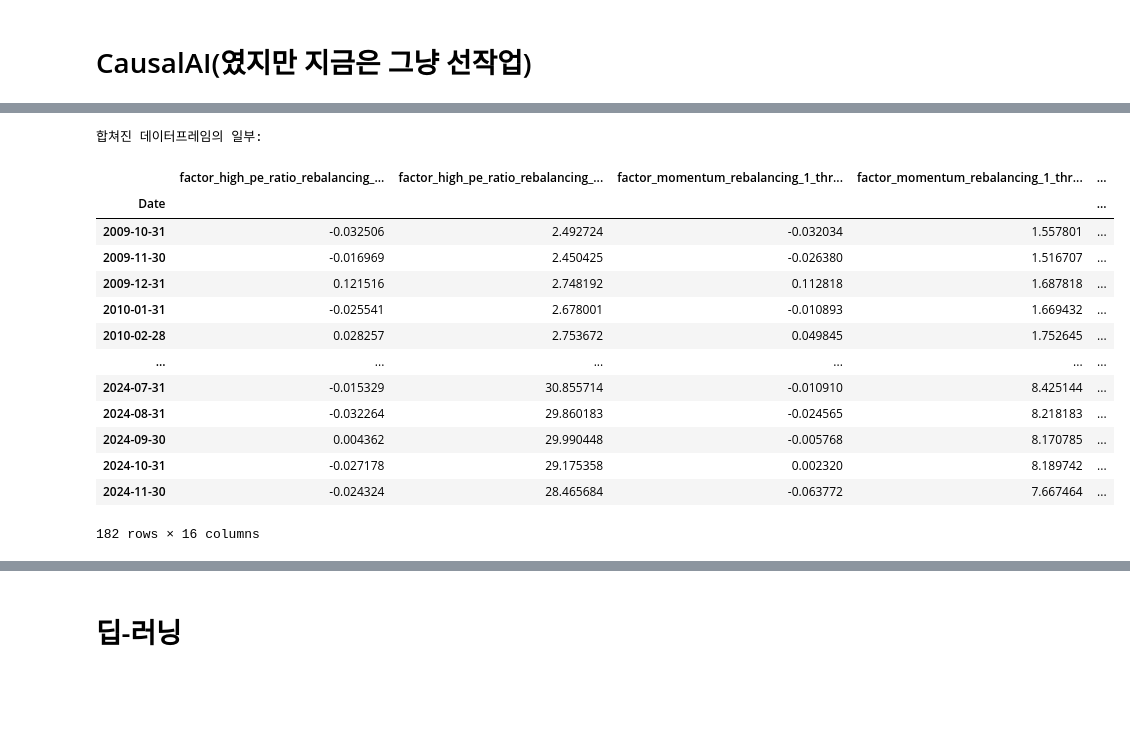
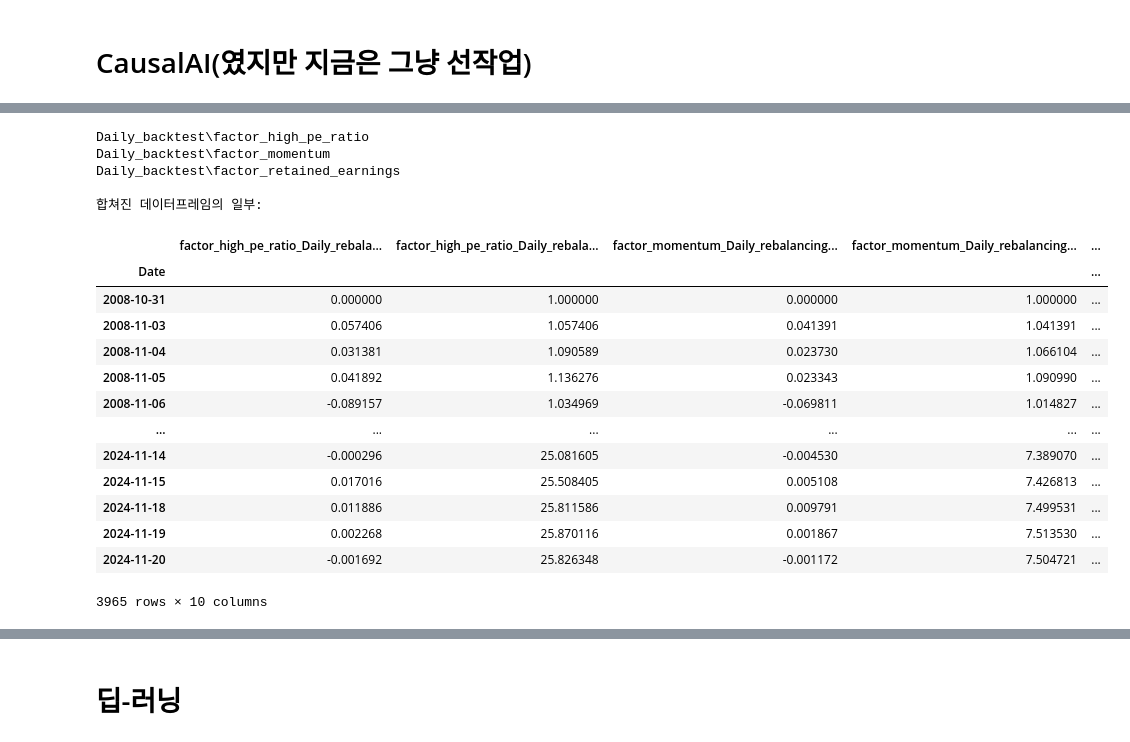
Before and after one commit to Crane-lupert/metafactor_DL, a Jupyter notebook: CasualAI.ipynb, the cells around one changed output, grey strips where cells are left out. Cells and saved outputs as stored; diff of their text form; code cells hidden in the pictures; blank space fills up the shorter version.

```diff
--- a/CasualAI.ipynb
+++ b/CasualAI.ipynb
@@ -1503,7 +1498,7 @@ for csv_file in best_results:
     df_period = df.loc[training_start_date:training_end_date]
 
     # 포트폴리오 가치와 월별 수익률이 존재하는지 확인
-    if 'Portfolio Value' in df_period.columns and 'Monthly Return' in df_period.columns:
+    if 'Portfolio Value' in df_period.columns and 'Daily Return' in df_period.columns:
         # 포트폴리오 가치 시계열 데이터 준비
         portfolio_values = df_period['Portfolio Value']
 
@@ -1522,8 +1517,10 @@ for csv_file in best_results:
         )
         traces.append(trace)
 
+        rf_returns = get_risk_free_rate()
+
         # Sharpe Ratio 계산
-        sharpe_ratio = calculate_sharpe_ratio(df_period['Monthly Return'], rf_returns, training_start_date, training_end_date)
+        sharpe_ratio = calculate_sharpe_ratio(df_period['Daily Return'], rf_returns, training_start_date, training_end_date)
 
         # Sharpe Ratio를 리스트에 저장
         sharpe_ratio_list.append({
@@ -1638,7 +1619,7 @@ exchange_rate = exchange_rate.sort_index().fillna(method='ffill').dropna()
 '''
 #딱 세 개만 사용 : 위의 전략 목록중 3개 임의로 선택
 best_results = [best_results[1], best_results[5]
-                # , best_results[9]
+                , best_results[9]
                ]
 
 # 각 전략의 월별 수익률과 포트폴리오 가치를 저장할 데이터프레임 리스트 초기화
@@ -1651,84 +1632,59 @@ for csv_file in best_results:
 
     # 전략 이름 생성
     folder_name, file_name = os.path.split(csv_file)
-    factor_name = folder_name
+    print(folder_name)
+    factor_name = folder_name.split('\\')[-1]
     strategy_info = file_name.replace('.csv', '')
     strategy_name = f"{factor_name}_{strategy_info}"
 
     # 'Monthly Return'과 'Portfolio Value' 컬럼 존재 여부 확인
-    if 'Monthly Return' in df.columns and 'Portfolio Value' in df.columns:
+    if 'Daily Return' in df.columns and 'Portfolio Value' in df.columns:
         # 데이터프레임에 전략 이름을 접두사로 추가하여 컬럼 이름 변경
-        df = df[['Monthly Return', 'Portfolio Value']].copy()
+        df = df[['Daily Return', 'Portfolio Value']].copy()
         df.columns = [f"{strategy_name}_Return", f"{strategy_name}_Value"]
 
         # 리스트에 추가
         strategy_returns.append(df)
     else:
         print(f"'Monthly Return' 또는 'Portfolio Value' 컬럼이 없습니다: {csv_file}")
 
 # 모든 전략의 데이터프레임을 하나로 합치기
 combined_df = pd.concat(strategy_returns, axis=1)
 
 # 날짜로 정렬
 combined_df = combined_df.sort_index()
 
-# 수익률 데이터에 pct_change 계산 및 추가
-return_columns = [col for col in combined_df.columns if '_Return' in col]
-for period in periods:
-    for col in return_columns:
-        combined_df[f"{col}_pct_change_{period}m"] = combined_df[col].pct_change(periods=period)
-
-# 누적 수익률 데이터에 대해 횡단면적 Z-Score 계산
-value_columns = [col for col in combined_df.columns if '_Value' in col]
-
-def calculate_zscore_over_periods(df, columns, periods):
-    """기간별 Z-Score 계산"""
-    for period in periods:
-        # 숫자형 데이터만 선택
-        numeric_columns = df[columns].select_dtypes(include=["number"])
-        rolling_window = numeric_columns.rolling(window=period).mean()
-
-        # Z-Score 계산
-        zscore_df = rolling_window.apply(lambda x: zscore(x, nan_policy='omit') if len(x) > 1 else None, raw=False)
-        zscore_df.columns = [f"{col}_zscore_{period}m" for col in numeric_columns.columns]
-
-        # 직전 시점 값으로 이동
-        zscore_df = zscore_df.shift(1)
-
-        # 원본 데이터프레임에 추가
-        df = df.join(zscore_df)
-    return df
-
-# Z-Score 계산 (3개월, 6개월, 12개월)
-combined_df = calculate_zscore_over_periods(combined_df, value_columns, periods)
-
 # 추가 데이터 합치기
 combined_df = combined_df.join(market_indices, how='left')
-combined_df = combined_df.join(rf_monthly, how='left')
+combined_df = combined_df.join(rf, how='left')
 combined_df = combined_df.join(exchange_rate, how='left')
 
 # 결측치 처리 (앞 방향으로 채우기)
 combined_df = combined_df.fillna(method='ffill').dropna()
 
 # 결과 확인
 print("\n합쳐진 데이터프레임의 일부:")
 combined_df
 # %% [output]
+Daily_backtest\factor_high_pe_ratio
+Daily_backtest\factor_momentum
+Daily_backtest\factor_retained_earnings
+
 합쳐진 데이터프레임의 일부:
-|  | factor_high_pe_ratio_rebalancing_... | factor_high_pe_ratio_rebalancing_... | factor_momentum_rebalancing_1_thr... | factor_momentum_rebalancing_1_thr... | ... |
+|  | factor_high_pe_ratio_Daily_rebala... | factor_high_pe_ratio_Daily_rebala... | factor_momentum_Daily_rebalancing... | factor_momentum_Daily_rebalancing... | ... |
 | Date |  |  |  |  | ... |
-| 2009-10-31 | -0.032506 | 2.492724 | -0.032034 | 1.557801 | ... |
-| 2009-11-30 | -0.016969 | 2.450425 | -0.026380 | 1.516707 | ... |
-| 2009-12-31 | 0.121516 | 2.748192 | 0.112818 | 1.687818 | ... |
-| 2010-01-31 | -0.025541 | 2.678001 | -0.010893 | 1.669432 | ... |
-| 2010-02-28 | 0.028257 | 2.753672 | 0.049845 | 1.752645 | ... |
+| 2008-10-31 | 0.000000 | 1.000000 | 0.000000 | 1.000000 | ... |
+| 2008-11-03 | 0.057406 | 1.057406 | 0.041391 | 1.041391 | ... |
+| 2008-11-04 | 0.031381 | 1.090589 | 0.023730 | 1.066104 | ... |
+| 2008-11-05 | 0.041892 | 1.136276 | 0.023343 | 1.090990 | ... |
+| 2008-11-06 | -0.089157 | 1.034969 | -0.069811 | 1.014827 | ... |
 | ... | ... | ... | ... | ... | ... |
-| 2024-07-31 | -0.015329 | 30.855714 | -0.010910 | 8.425144 | ... |
-| 2024-08-31 | -0.032264 | 29.860183 | -0.024565 | 8.218183 | ... |
-| 2024-09-30 | 0.004362 | 29.990448 | -0.005768 | 8.170785 | ... |
-| 2024-10-31 | -0.027178 | 29.175358 | 0.002320 | 8.189742 | ... |
-| 2024-11-30 | -0.024324 | 28.465684 | -0.063772 | 7.667464 | ... |
+| 2024-11-14 | -0.000296 | 25.081605 | -0.004530 | 7.389070 | ... |
+| 2024-11-15 | 0.017016 | 25.508405 | 0.005108 | 7.426813 | ... |
+| 2024-11-18 | 0.011886 | 25.811586 | 0.009791 | 7.499531 | ... |
+| 2024-11-19 | 0.002268 | 25.870116 | 0.001867 | 7.513530 | ... |
+| 2024-11-20 | -0.001692 | 25.826348 | -0.001172 | 7.504721 | ... |
-182 rows × 16 columns
+3965 rows × 10 columns
 # %%
 '''
 3. 레이블 생성
```
Also changed, not shown: parts of 25 cells of this notebook.
